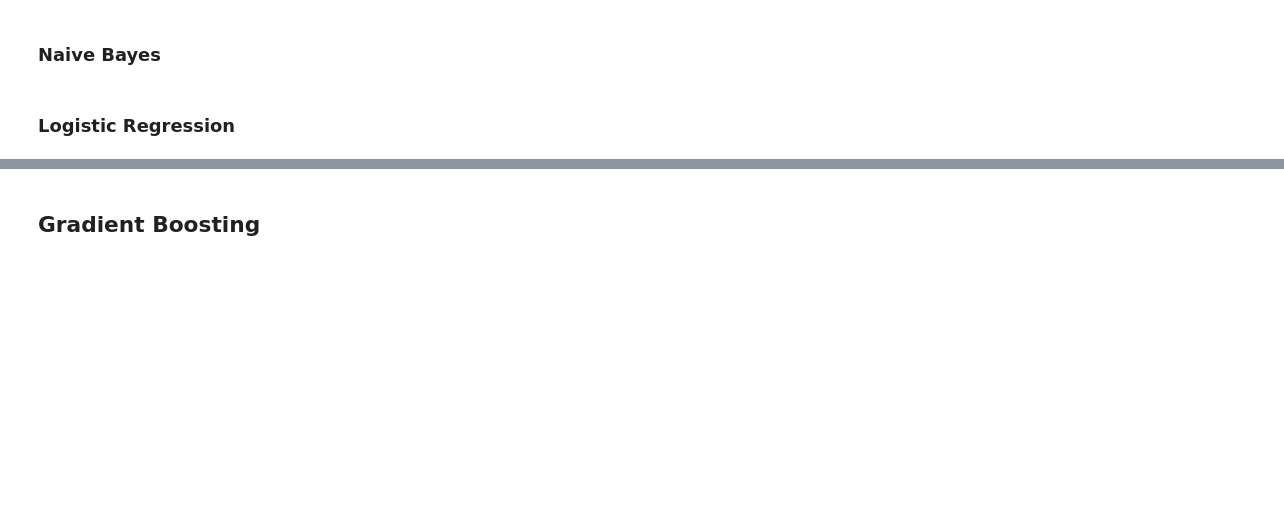
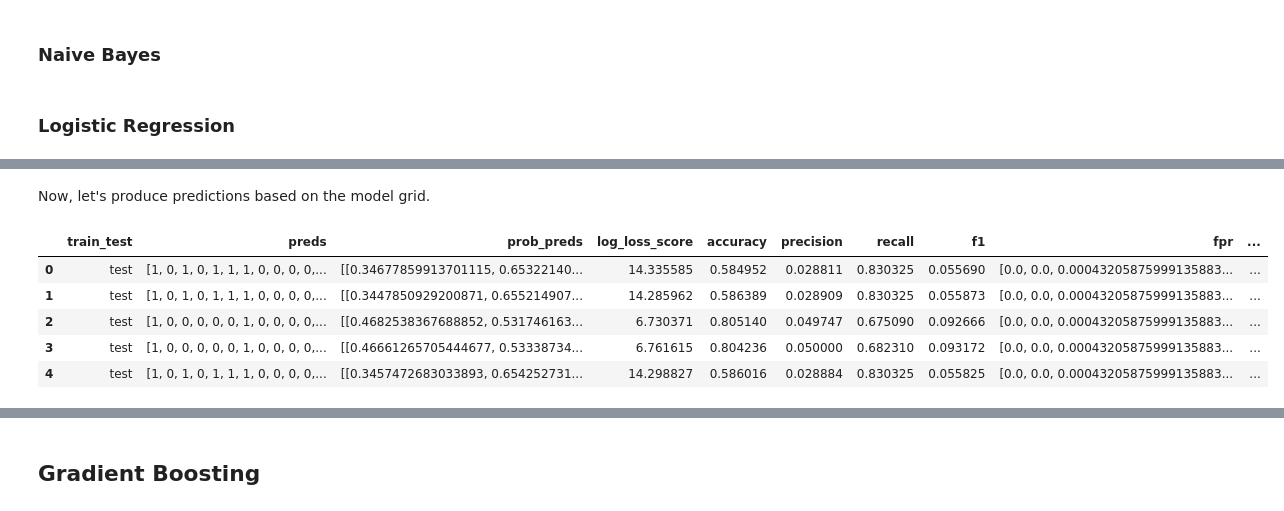
Before and after one commit to afanta-fi/Amazon_Review_Sentiment_Analysis, a Jupyter notebook: index.ipynb, the cells around one changed output, grey strips where cells are left out. Saved outputs shown, nothing was run; the diff lists cells and outputs as text; code cells hidden in the pictures; blank space fills up the shorter version.

```diff
--- a/index.ipynb
+++ b/index.ipynb
@@ -695,0 +1019,17 @@ rp_df
+# %% [markdown]
+Now, let's produce predictions based on the model grid.
+# %%
+# Predict test and training datasets
+# Also get the metrics of fit
+# Check if the models have not been predicted yet
+if not isinstance(logreg_gs.predictions, pd.DataFrame):
+    logreg_gs.predict(X_test_scaled, y_test)
+    logreg_gs.predict(X_train_scaled, y_train, train_test='train')
+logreg_gs.predictions.head()
+# %% [output]
+|  | train_test | preds | prob_preds | log_loss_score | accuracy | precision | recall | f1 | fpr | ... |
+| 0 | test | [1, 0, 1, 0, 1, 1, 1, 0, 0, 0, 0,... | [[0.34677859913701115, 0.65322140... | 14.335585 | 0.584952 | 0.028811 | 0.830325 | 0.055690 | [0.0, 0.0, 0.00043205875999135883... | ... |
+| 1 | test | [1, 0, 1, 0, 1, 1, 1, 0, 0, 0, 0,... | [[0.3447850929200871, 0.655214907... | 14.285962 | 0.586389 | 0.028909 | 0.830325 | 0.055873 | [0.0, 0.0, 0.00043205875999135883... | ... |
+| 2 | test | [1, 0, 0, 0, 0, 0, 1, 0, 0, 0, 0,... | [[0.4682538367688852, 0.531746163... | 6.730371 | 0.805140 | 0.049747 | 0.675090 | 0.092666 | [0.0, 0.0, 0.00043205875999135883... | ... |
+| 3 | test | [1, 0, 0, 0, 0, 0, 1, 0, 0, 0, 0,... | [[0.46661265705444677, 0.53338734... | 6.761615 | 0.804236 | 0.050000 | 0.682310 | 0.093172 | [0.0, 0.0, 0.00043205875999135883... | ... |
+| 4 | test | [1, 0, 1, 0, 1, 1, 1, 0, 0, 0, 0,... | [[0.3457472683033893, 0.654252731... | 14.298827 | 0.586016 | 0.028884 | 0.830325 | 0.055825 | [0.0, 0.0, 0.00043205875999135883... | ... |
```
Also changed, not shown: parts of 50 cells of this notebook.
